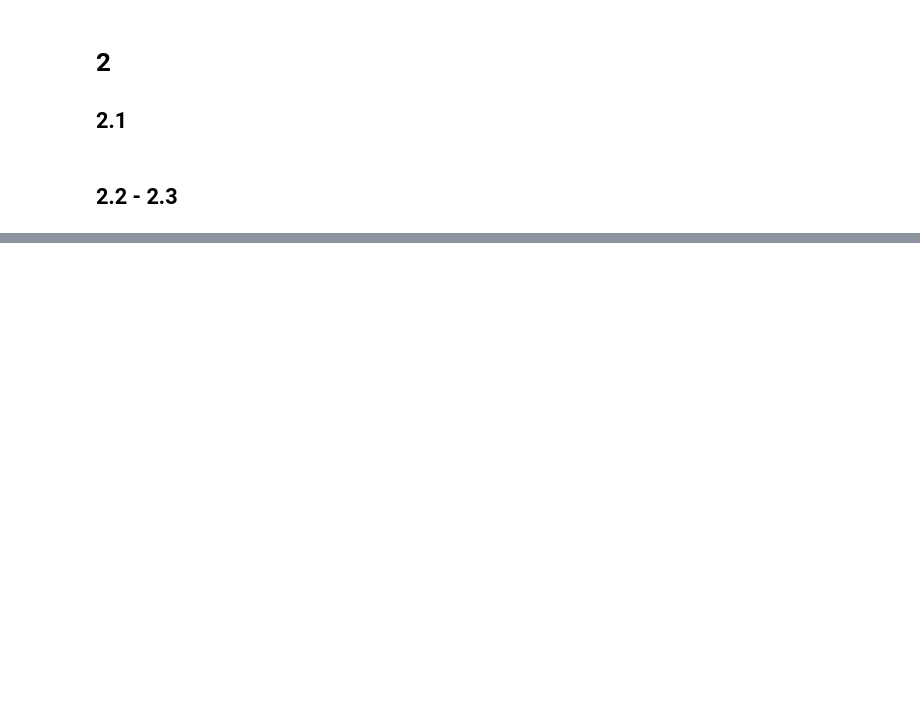
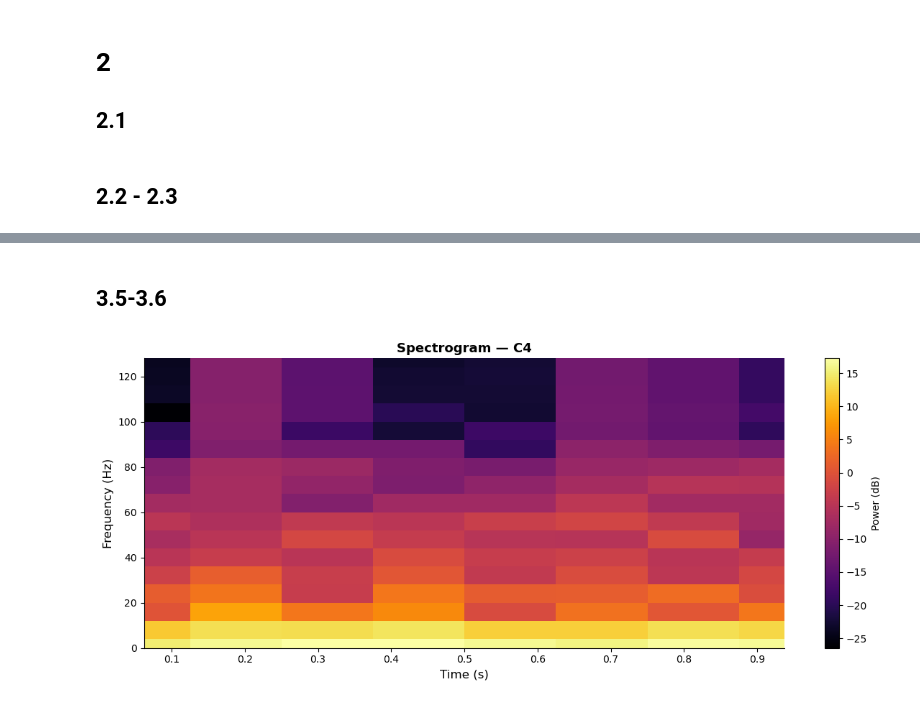
Before and after one commit to dralois/BMI-Exercises, a Jupyter notebook: exercise_1/exercise_1.ipynb, the cells around one changed output, grey strips where cells are left out. Saved outputs shown, nothing was run; the diff lists cells and outputs as text; code cells hidden in the pictures; blank space fills up the shorter version.

```diff
--- a/exercise_1/exercise_1.ipynb
+++ b/exercise_1/exercise_1.ipynb
@@ -87,0 +100,37 @@ plt.show()
+# %%
+# Sliding window length and step size
+win_size = 32
+step_size = 32
+
+# Windows, frequency bins
+starts = range(0, avg.shape[0] - win_size + 1, step_size)
+freqs_stft, _ = power_spectrum(avg[:win_size, 0], fs)
+
+# Spectrogram for all channels, shape: (n_steps, n_freqs, n_channels)
+spectrogram = np.stack([
+    np.array([power_spectrum(avg[s:s + win_size, ch], fs)[1] for s in starts])
+    for ch in range(avg.shape[1])
+], axis=2)
+
+# Time vector, at the midpoints of the windows
+t_steps = np.array([s + win_size / 2 for s in starts]) / fs
+# %% [markdown]
+## 3.5-3.6
+# %%
+# Channels: 0=Fz, 1=C4, 2=Cz, 3=C3, 4=P4, 5=Pz, 6=P3, 7=PO8, 8=Oz, 9=PO7
+ch = 1
+
+fig, ax = plt.subplots(figsize=(12, 5))
+im = ax.pcolormesh(t_steps, freqs_stft, 10 * np.log10(spectrogram[:, :, ch]).T,
+                   shading="auto", cmap="inferno")
+fig.colorbar(im, ax=ax, label="Power (dB)")
+ax.set_xlabel("Time (s)", fontsize=12)
+ax.set_ylabel("Frequency (Hz)", fontsize=12)
+ax.set_title(f"Spectrogram — {electrodes[ch]}", fontsize=13, fontweight="bold")
+ax.set_xlim(t_steps[0], t_steps[-1])
+ax.set_ylim(0, freqs_stft[-1])
+ax.spines[["top", "right"]].set_visible(False)
+plt.tight_layout()
+plt.show()
+# %% [output]
+[figure, added]
```
Also changed, not shown: parts of 7 cells of this notebook, 4 other files.
